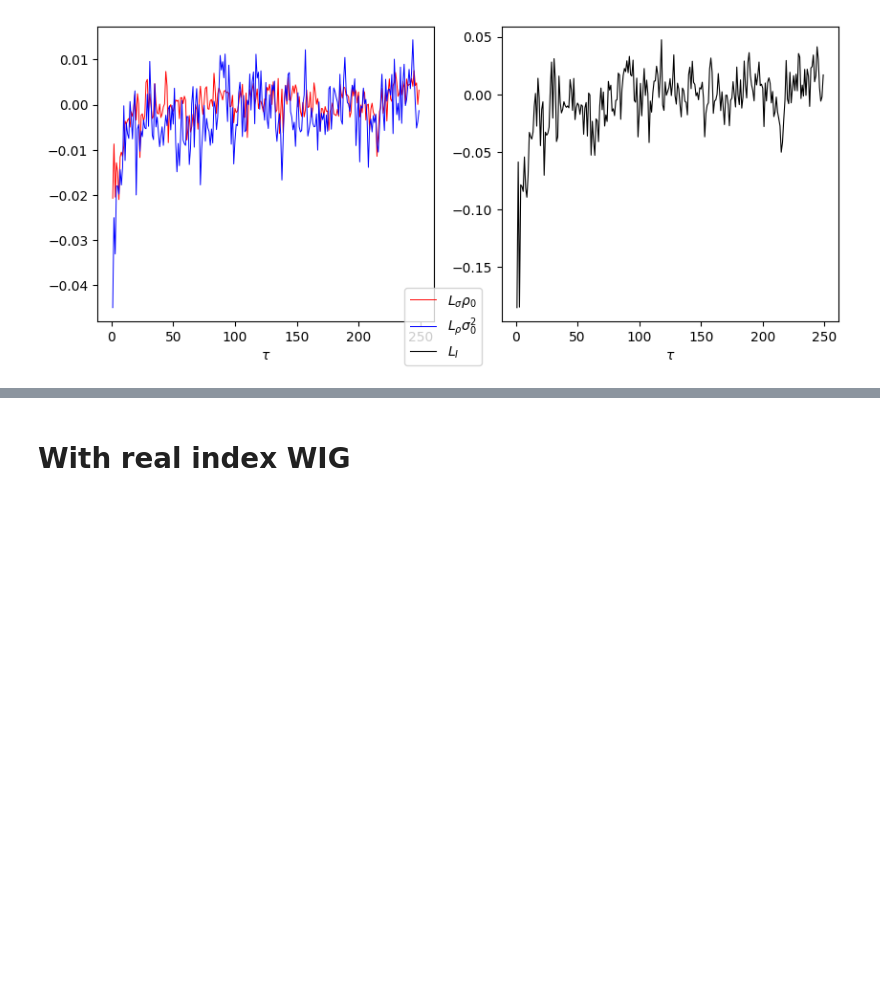
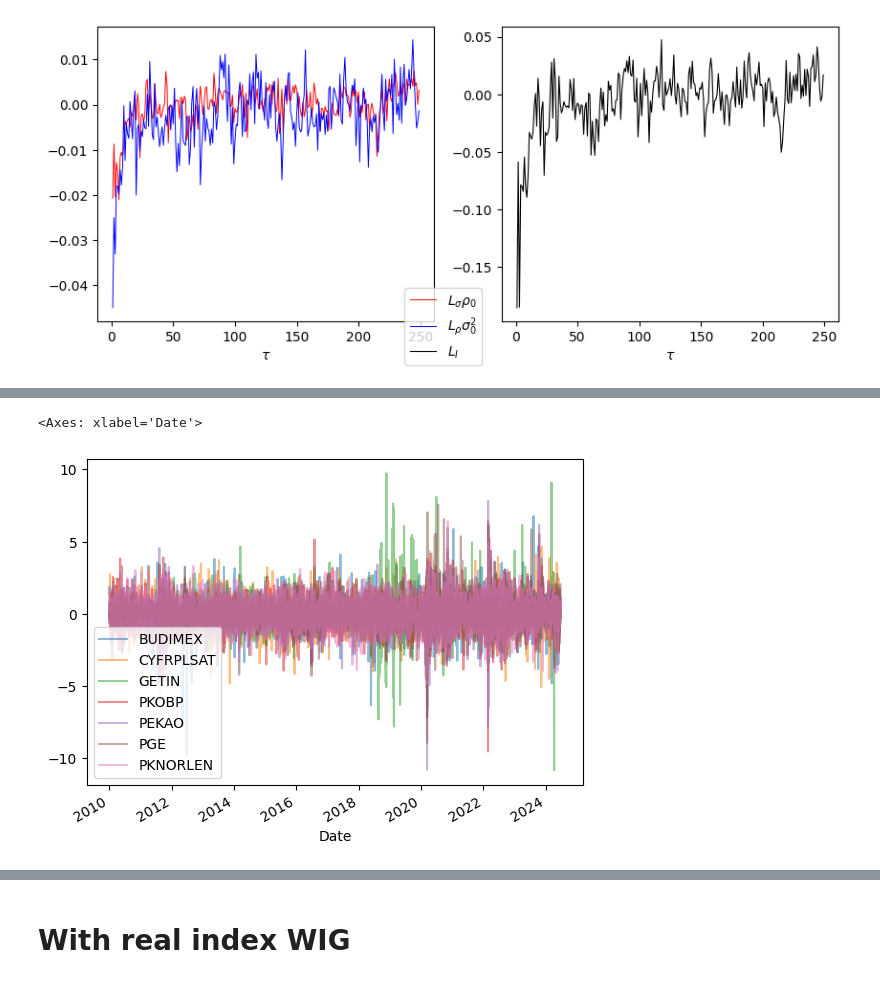
Before and after one commit to megi2601/physics_masters, a Jupyter notebook: code/leverege_effect_poland.ipynb, the cells around one changed output, grey strips where cells are left out. Drawn from its saved outputs; the diff is of its cells as text; code cells hidden in the pictures; blank space fills up the shorter version.

```diff
--- a/code/leverege_effect_poland.ipynb
+++ b/code/leverege_effect_poland.ipynb
@@ -40,0 +64,5 @@ rho_0*sigma2_0 = 0.0666
+# %%
+df_concat[['BUDIMEX', 'CYFRPLSAT', 'GETIN' ,'PKOBP', 'PEKAO', 'PGE', 'PKNORLEN' ]].plot(alpha=0.5, ylabel='Log returns of stock prices')
+# %% [output]
+<Axes: xlabel='Date'>
+[figure, added]
```
Also changed, not shown: parts of 8 cells of this notebook, 8 other files.
